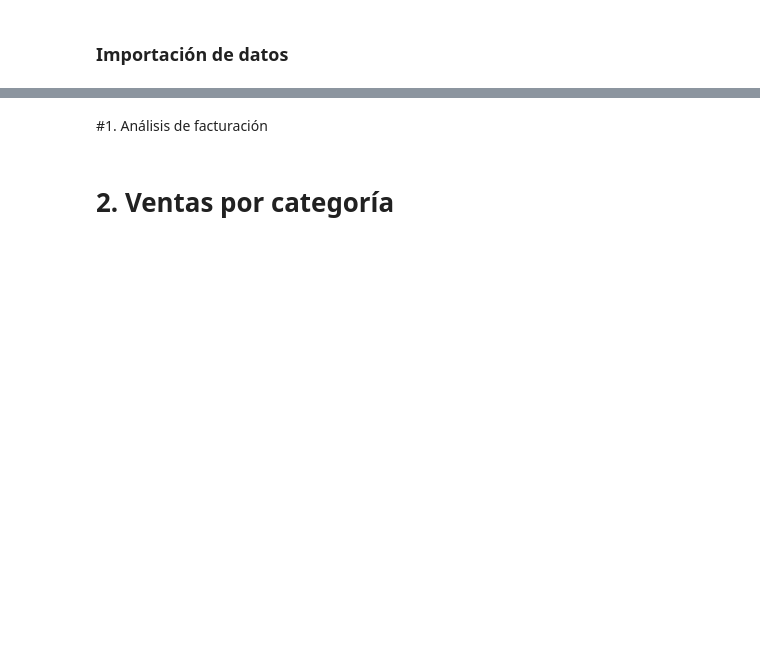
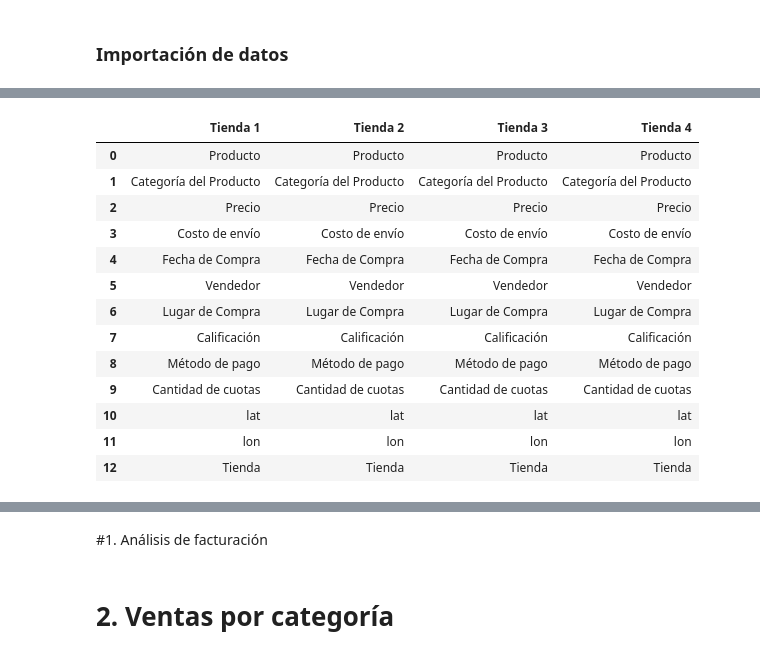
Before and after one commit to PaoloVerCoquimbo/Challenge_1_DataLover_Alura_Oracle_OneG9_08112025, a Jupyter notebook: AluraStoreLatam.ipynb, the cells around one changed output, grey strips where cells are left out. Cells and saved outputs as stored; diff of their text form; code cells hidden in the pictures; blank space fills up the shorter version.

```diff
--- a/AluraStoreLatam.ipynb
+++ b/AluraStoreLatam.ipynb
@@ -25,0 +39,31 @@ tienda.head()
+# %%
+# Verificamos los campos por los DF
+# Creamos un diccionario donde la clave es el nombre de la tienda
+# y el valor es la lista de columnas de cada DataFrame.
+columnas_tiendas = {
+    "Tienda 1": tienda1.columns.tolist(),
+    "Tienda 2": tienda2.columns.tolist(),
+    "Tienda 3": tienda3.columns.tolist(),
+    "Tienda 4": tienda4.columns.tolist()
+}
+
+# Convertimos el diccionario en un DataFrame para visualizarlo de forma estructurada
+columnas_df = pd.DataFrame(dict([(k, pd.Series(v)) for k, v in columnas_tiendas.items()]))
+
+# Mostramos la tabla final con las columnas de cada tienda
+columnas_df
+# %% [output]
+|  | Tienda 1 | Tienda 2 | Tienda 3 | Tienda 4 |
+| 0 | Producto | Producto | Producto | Producto |
+| 1 | Categoría del Producto | Categoría del Producto | Categoría del Producto | Categoría del Producto |
+| 2 | Precio | Precio | Precio | Precio |
+| 3 | Costo de envío | Costo de envío | Costo de envío | Costo de envío |
+| 4 | Fecha de Compra | Fecha de Compra | Fecha de Compra | Fecha de Compra |
+| 5 | Vendedor | Vendedor | Vendedor | Vendedor |
+| 6 | Lugar de Compra | Lugar de Compra | Lugar de Compra | Lugar de Compra |
+| 7 | Calificación | Calificación | Calificación | Calificación |
+| 8 | Método de pago | Método de pago | Método de pago | Método de pago |
+| 9 | Cantidad de cuotas | Cantidad de cuotas | Cantidad de cuotas | Cantidad de cuotas |
+| 10 | lat | lat | lat | lat |
+| 11 | lon | lon | lon | lon |
+| 12 | Tienda | Tienda | Tienda | Tienda |
```
Also changed, not shown: parts of 6 cells of this notebook.
